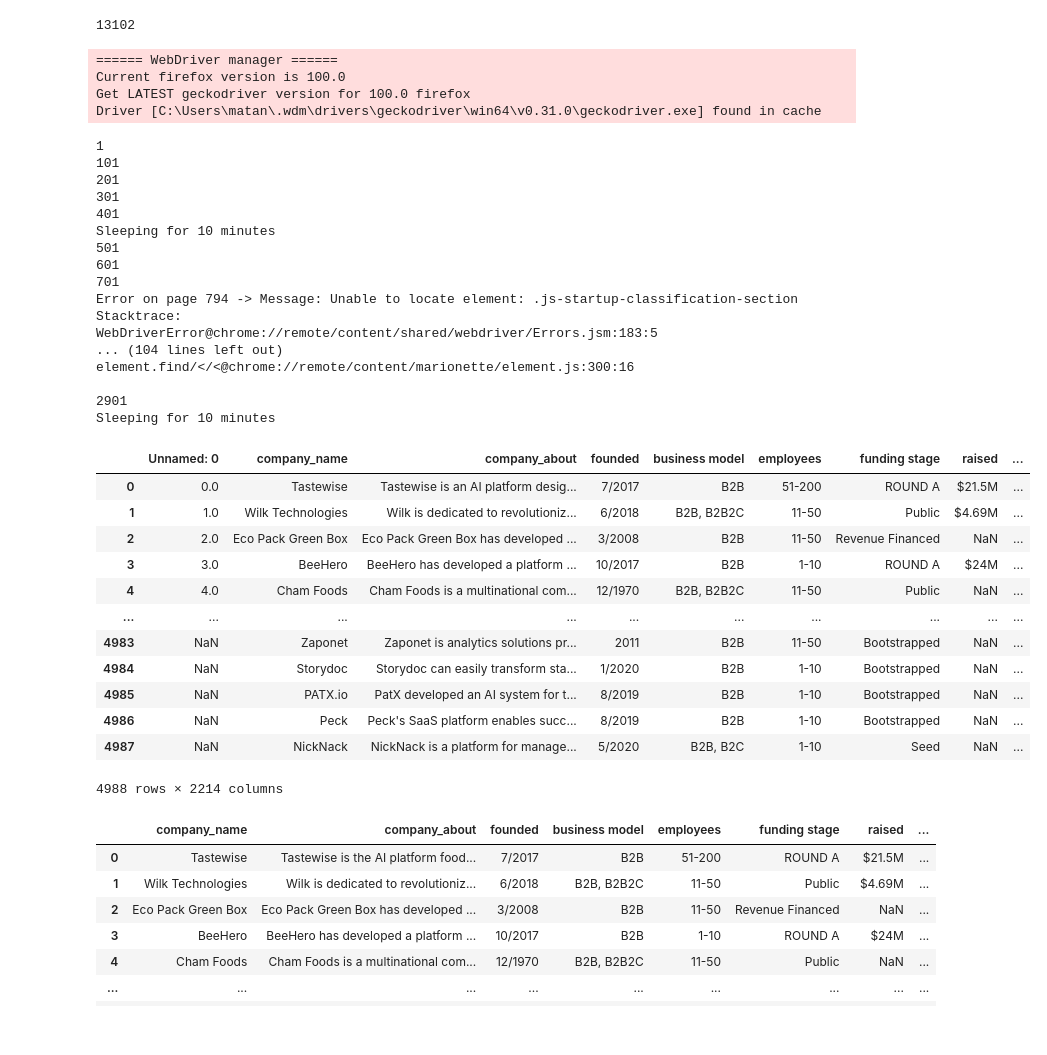
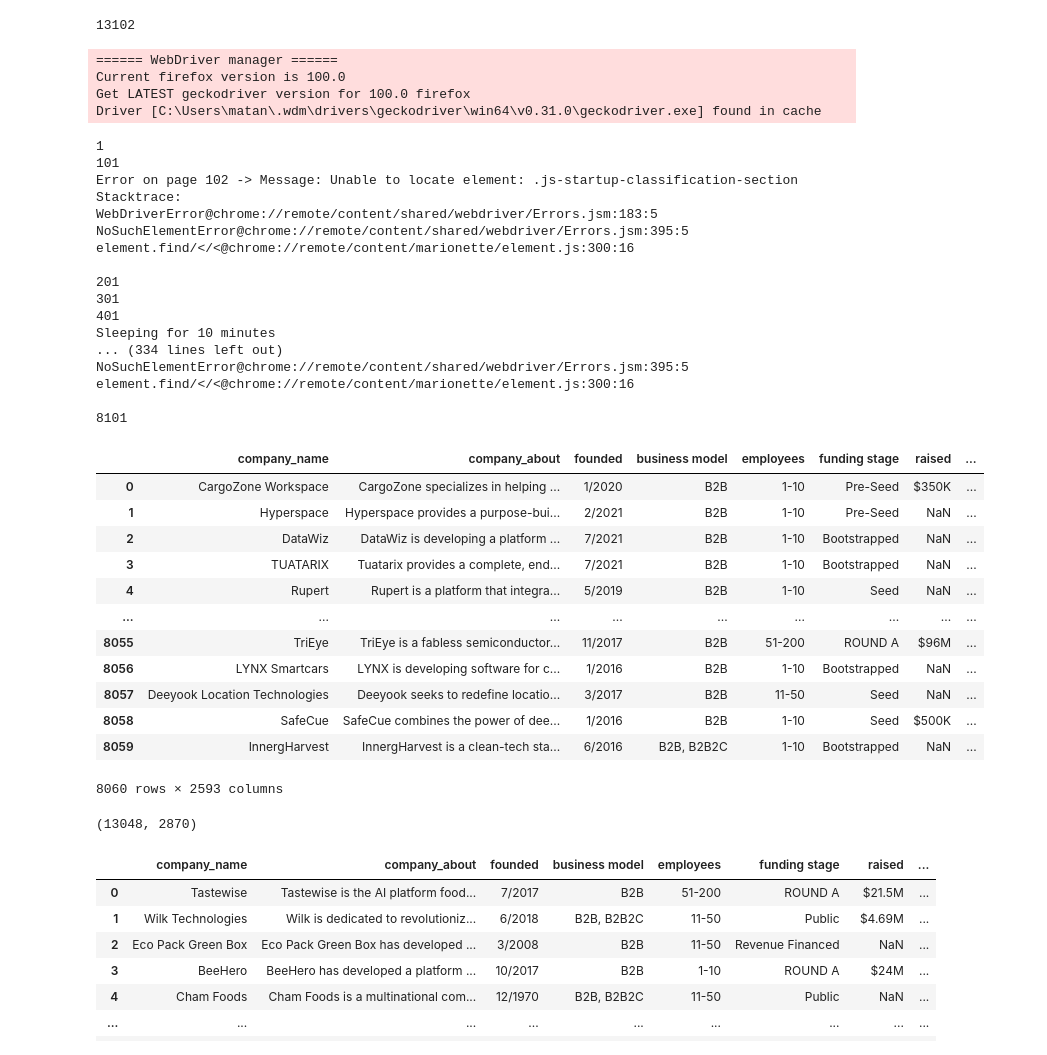
Before and after one commit to matanini/startup_classifier, a Jupyter notebook: data-scrap.ipynb, the cells around one changed output. Cells and saved outputs as stored; diff of their text form; code cells hidden in the pictures.

```diff
--- a/data-scrap.ipynb
+++ b/data-scrap.ipynb
@@ -182,60 +182,60 @@ len(links)
 df = pd.read_csv('df0_1000.csv')
 # driver = get_driver()
 # %%
-# df = pd.DataFrame()
+df = pd.DataFrame()
 driver = get_driver()
 LONG_WAIT = 10 # Minutes
 
-for i, link in enumerate(links[2000:5000]):
+for i, link in enumerate(links[5000:]):
     try:
         driver.get(link)
         df = pd.concat([df,get_data_from_page(driver)], ignore_index=True)
         if i % 100 == 0:
             print(i+1)
         if (i+1) % 500 == 0:
             print(f"Sleeping for {LONG_WAIT} minutes")
             time.sleep(60 * LONG_WAIT)
         else:
             rest(2,5)
     except Exception as e:
         print(f"Error on page {i} -> {str(e)}")
 
 
 driver.quit()
 df
 # %% [output]
 ====== WebDriver manager ======
 Current firefox version is 100.0
 Get LATEST geckodriver version for 100.0 firefox
 Driver [C:\Users\matan\.wdm\drivers\geckodriver\win64\v0.31.0\geckodriver.exe] found in cache
 1
 101
+Error on page 102 -> Message: Unable to locate element: .js-startup-classification-section
+Stacktrace:
+WebDriverError@chrome://remote/content/shared/webdriver/Errors.jsm:183:5
+NoSuchElementError@chrome://remote/content/shared/webdriver/Errors.jsm:395:5
+element.find/</<@chrome://remote/content/marionette/element.js:300:16
+
 201
 301
 401
 Sleeping for 10 minutes
-501
-601
-701
-Error on page 794 -> Message: Unable to locate element: .js-startup-classification-section
-Stacktrace:
-WebDriverError@chrome://remote/content/shared/webdriver/Errors.jsm:183:5
-... (104 lines left out)
+... (334 lines left out)
+NoSuchElementError@chrome://remote/content/shared/webdriver/Errors.jsm:395:5
 element.find/</<@chrome://remote/content/marionette/element.js:300:16
 
-2901
-Sleeping for 10 minutes
+8101
-|  | Unnamed: 0 | company_name | company_about | founded | business model | employees | funding stage | raised | ... |
-| 0 | 0.0 | Tastewise | Tastewise is an AI platform desig... | 7/2017 | B2B | 51-200 | ROUND A | $21.5M | ... |
-| 1 | 1.0 | Wilk Technologies | Wilk is dedicated to revolutioniz... | 6/2018 | B2B, B2B2C | 11-50 | Public | $4.69M | ... |
-| 2 | 2.0 | Eco Pack Green Box | Eco Pack Green Box has developed ... | 3/2008 | B2B | 11-50 | Revenue Financed | NaN | ... |
-| 3 | 3.0 | BeeHero | BeeHero has developed a platform ... | 10/2017 | B2B | 1-10 | ROUND A | $24M | ... |
-| 4 | 4.0 | Cham Foods | Cham Foods is a multinational com... | 12/1970 | B2B, B2B2C | 11-50 | Public | NaN | ... |
-| ... | ... | ... | ... | ... | ... | ... | ... | ... | ... |
-| 4983 | NaN | Zaponet | Zaponet is analytics solutions pr... | 2011 | B2B | 11-50 | Bootstrapped | NaN | ... |
-| 4984 | NaN | Storydoc | Storydoc can easily transform sta... | 1/2020 | B2B | 1-10 | Bootstrapped | NaN | ... |
-| 4985 | NaN | PATX.io | PatX developed an AI system for t... | 8/2019 | B2B | 1-10 | Bootstrapped | NaN | ... |
-| 4986 | NaN | Peck | Peck's SaaS platform enables succ... | 8/2019 | B2B | 1-10 | Bootstrapped | NaN | ... |
-| 4987 | NaN | NickNack | NickNack is a platform for manage... | 5/2020 | B2B, B2C | 1-10 | Seed | NaN | ... |
+|  | company_name | company_about | founded | business model | employees | funding stage | raised | ... |
+| 0 | CargoZone Workspace | CargoZone specializes in helping ... | 1/2020 | B2B | 1-10 | Pre-Seed | $350K | ... |
+| 1 | Hyperspace | Hyperspace provides a purpose-bui... | 2/2021 | B2B | 1-10 | Pre-Seed | NaN | ... |
+| 2 | DataWiz | DataWiz is developing a platform ... | 7/2021 | B2B | 1-10 | Bootstrapped | NaN | ... |
+| 3 | TUATARIX | Tuatarix provides a complete, end... | 7/2021 | B2B | 1-10 | Bootstrapped | NaN | ... |
+| 4 | Rupert | Rupert is a platform that integra... | 5/2019 | B2B | 1-10 | Seed | NaN | ... |
+| ... | ... | ... | ... | ... | ... | ... | ... | ... |
+| 8055 | TriEye | TriEye is a fabless semiconductor... | 11/2017 | B2B | 51-200 | ROUND A | $96M | ... |
+| 8056 | LYNX Smartcars | LYNX is developing software for c... | 1/2016 | B2B | 1-10 | Bootstrapped | NaN | ... |
+| 8057 | Deeyook Location Technologies | Deeyook seeks to redefine locatio... | 3/2017 | B2B | 11-50 | Seed | NaN | ... |
+| 8058 | SafeCue | SafeCue combines the power of dee... | 1/2016 | B2B | 1-10 | Seed | $500K | ... |
+| 8059 | InnergHarvest | InnergHarvest is a clean-tech sta... | 6/2016 | B2B, B2B2C | 1-10 | Bootstrapped | NaN | ... |
-4988 rows × 2214 columns
+8060 rows × 2593 columns
 # %%
@@ -243 +243,6 @@ df.to_csv('df0_5000.csv')
+# %%
+df_complete = pd.concat([pd.read_csv('df0_5000.csv'), df])
+df_complete.shape
+# %% [output]
+(13048, 2870)
 # %%
```
Also changed, not shown: parts of 2 cells of this notebook, 4 other files.
